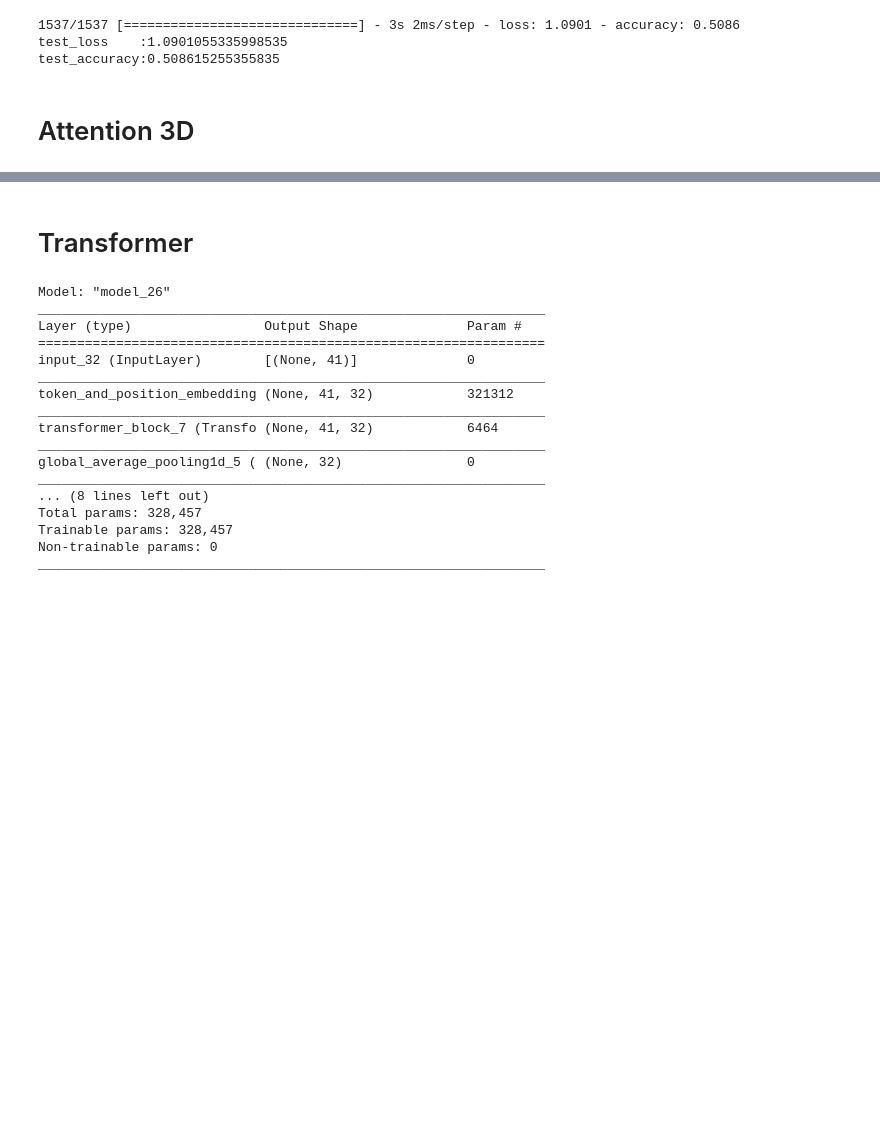
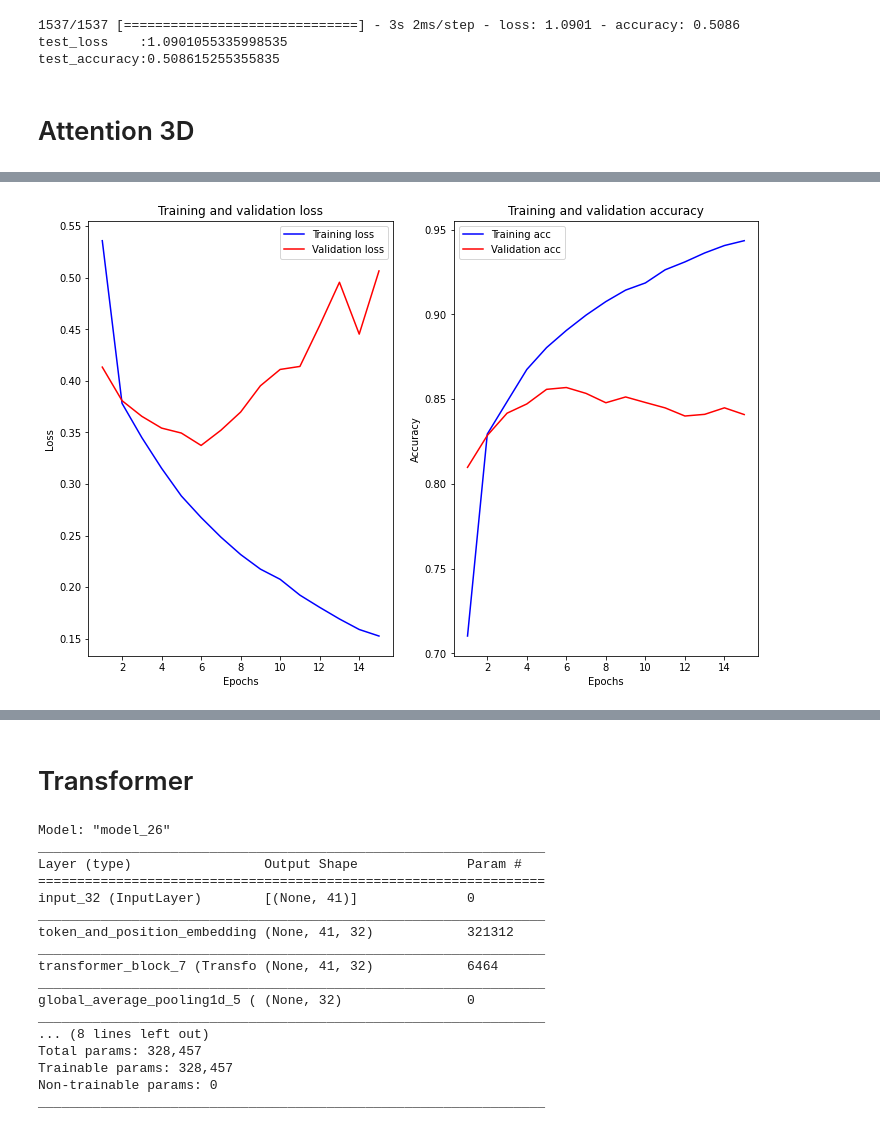
Before and after one commit to estela19/AIFFEL, a Jupyter notebook: exp07/base_1.ipynb, the cells around one changed output, grey strips where cells are left out. Drawn from its saved outputs; the diff is of its cells as text; code cells hidden in the pictures; blank space fills up the shorter version.

```diff
--- a/exp07/base_1.ipynb
+++ b/exp07/base_1.ipynb
@@ -494,0 +496,26 @@ view_attention_vector(attention_3d_model, x_test)
+# %%
+vocab_size = 10000
+word_vector_dim = 25
+time_steps = 41
+
+# input layer
+inputs = keras.layers.Input(shape=(time_steps,))
+
+embed = keras.layers.Embedding(vocab_size, word_vector_dim)(inputs)
+
+# lstm layer
+lstm_out = keras.layers.LSTM(256, return_sequences=True, activation='relu')(embed)
+
+# attention layer
+a = keras.layers.Permute((2, 1))(lstm_out)
+a = keras.layers.Dense(time_steps, activation='softmax')(a)
+a_probs = keras.layers.Permute((2, 1), name='attention_vec')(a)
+attention_mul = keras.layers.multiply([lstm_out, a_probs])
+
+# fc layer
+fc = keras.layers.Dense(64)(attention_mul)
+output = keras.layers.Dense(1, activation='sigmoid')(fc)
+
+Att_before_LSTM = keras.Model(inputs=[inputs], outputs=output)
+
+Att_before_LSTM.summary()
@@ -494,0 +540,3 @@ view_attention_vector(attention_3d_model, x_test)
+# %%
+trainer.train(model=Att_before_LSTM, optimizer='adam', loss='binary_crossentropy', epochs=15, verbose=2)
+trainer.test(Att_before_LSTM)
@@ -494,0 +561,4 @@ view_attention_vector(attention_3d_model, x_test)
+# %%
+trainer.visualization()
+# %% [output]
+[figure, added]
```
Also changed, not shown: parts of 10 cells of this notebook.
